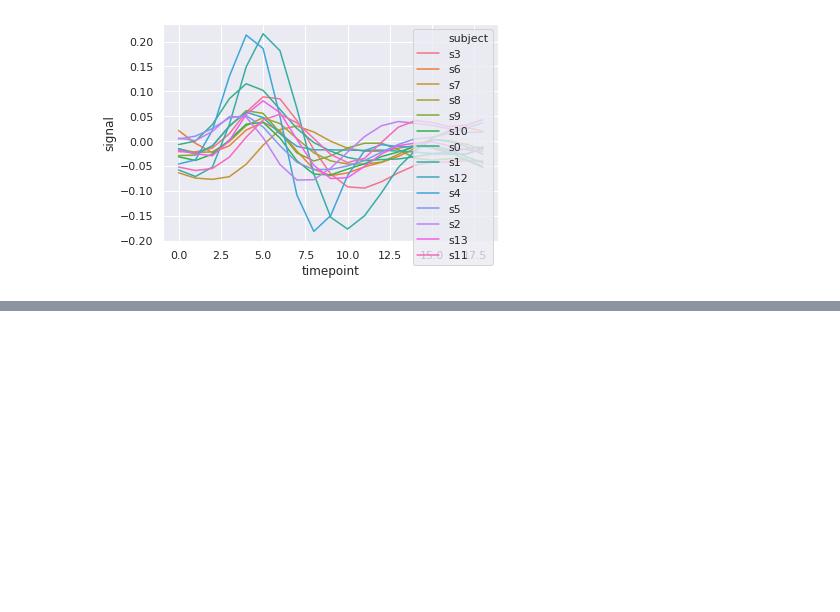
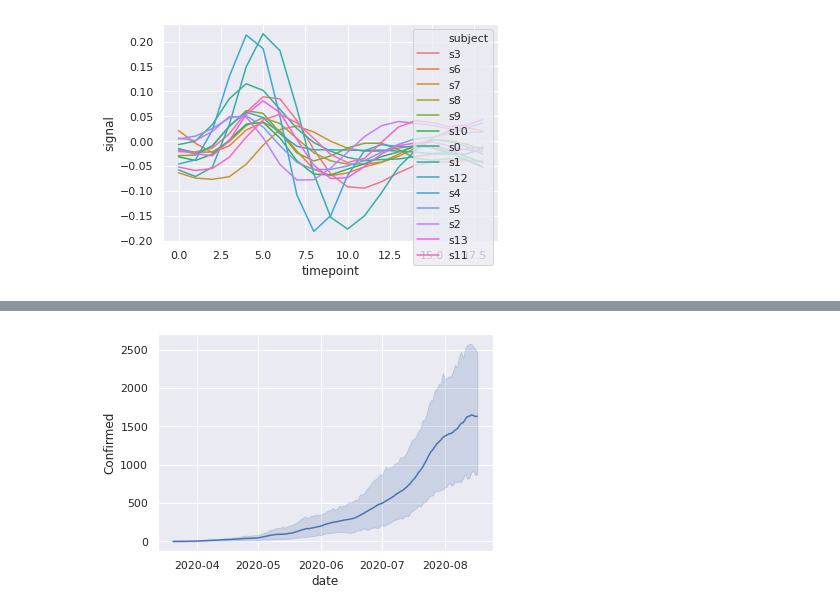
Before and after one commit to swami-gait/Foundations_of_datascience, a Jupyter notebook: FDS_WK12_DataViz.ipynb, the cells around one changed output, grey strips where cells are left out. Drawn from its saved outputs; the diff is of its cells as text; code cells hidden in the pictures; blank space fills up the shorter version.

```diff
--- a/FDS_WK12_DataViz.ipynb
+++ b/FDS_WK12_DataViz.ipynb
@@ -606,0 +619,6 @@ sns.lineplot('timepoint','signal',data=f_,hue='subject',estimator=None);
+# %%
+df = df.apply(pd.to_numeric)
+# %%
+df = df.rolling(7).mean()
+# %%
+df.reset_index(inplace=True)
@@ -606,0 +634,6 @@ sns.lineplot('timepoint','signal',data=f_,hue='subject',estimator=None);
+# %%
+df_=pd.melt(df,id_vars='date',value_vars=list(df.columns).remove('date'),var_name='State',value_name='Confirmed')
+# %%
+sns.lineplot('date','Confirmed',data = df_);
+# %% [output]
+[figure, added]
```
Also changed, not shown: parts of 39 cells of this notebook.
